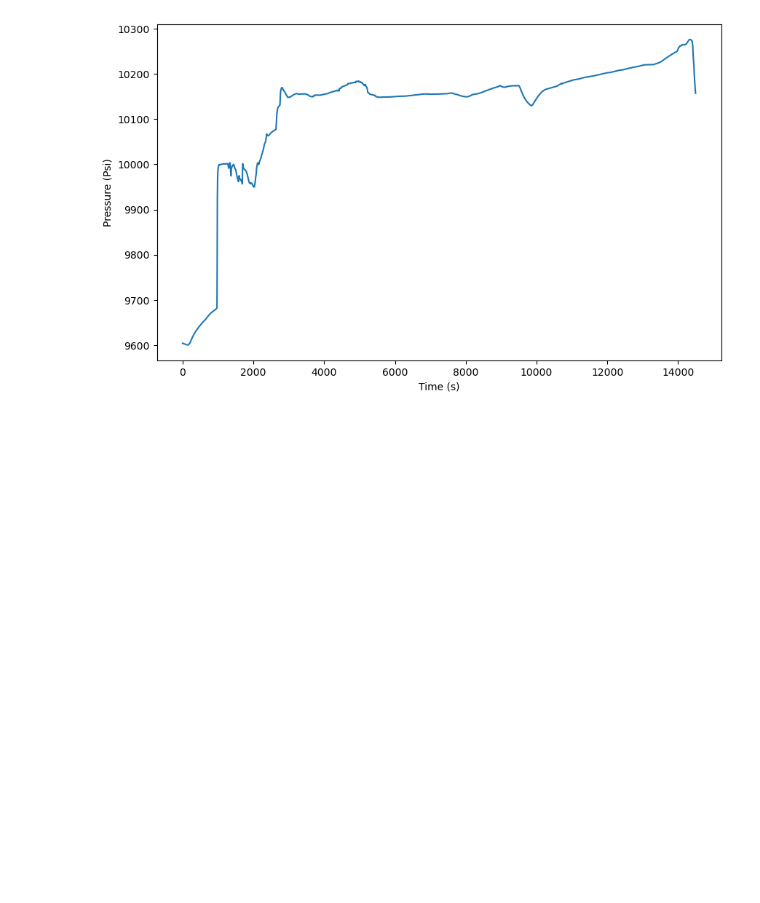
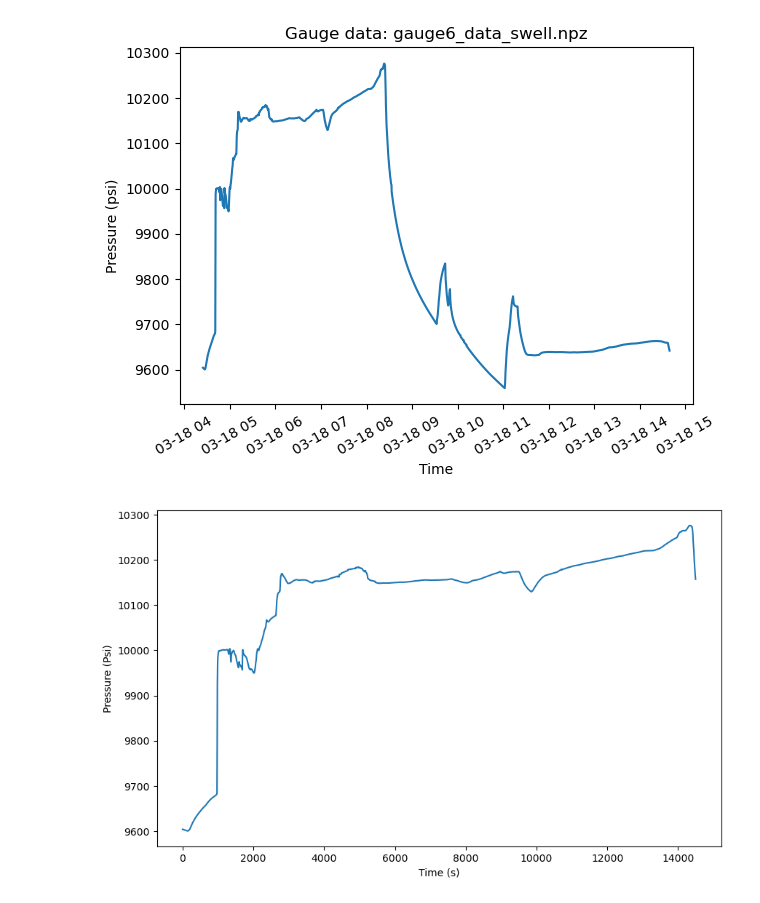
Before and after one commit to shenyaojin/well_leakage_physical_model, a Jupyter notebook: 050_time_sampling_optimizer_prototype.ipynb, the cells around one changed output. Cells and saved outputs as stored; diff of their text form; code cells hidden in the pictures; blank space fills up the shorter version.

```diff
--- a/050_time_sampling_optimizer_prototype.ipynb
+++ b/050_time_sampling_optimizer_prototype.ipynb
@@ -12,6 +12,17 @@ gauge_dataframe = Data1D_GAUGE.Data1D_GAUGE(gauge_data_folder + f"gauge6_data_sw
 from DSS_analyzer_Mariner import Data1D_PumpingCurve
 pumping_curve_filepath = datapath + f"prod/pumping_curve/pumping_curve_stage7.npz"
 pumping_curve = Data1D_PumpingCurve.Data1D_PumpingCurve(pumping_curve_filepath)
+# %%
+start_time = pumping_curve.get_start_time()
+
+pumping_curve_filepath = datapath + f"prod/pumping_curve/pumping_curve_stage8.npz"
+pumping_curve = Data1D_PumpingCurve.Data1D_PumpingCurve(pumping_curve_filepath)
+end_time = pumping_curve.get_end_time()
+
+gauge_dataframe.crop(start_time, end_time)
+gauge_dataframe.plot_simple()
+# %% [output]
+[figure, added]
 # %%
 # Crop the pressure gauge data,
 start_time = pumping_curve.get_start_time()
```
Also changed, not shown: 1 other file.
